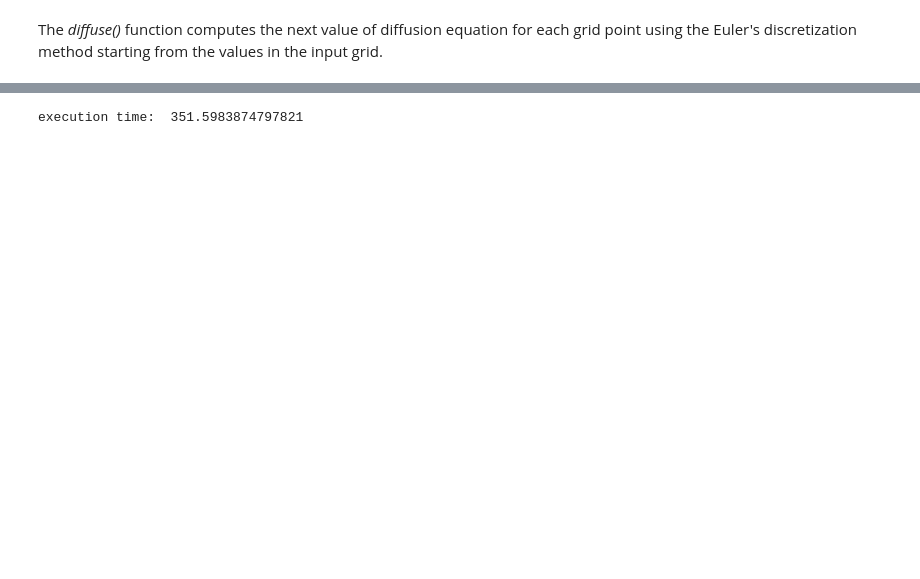
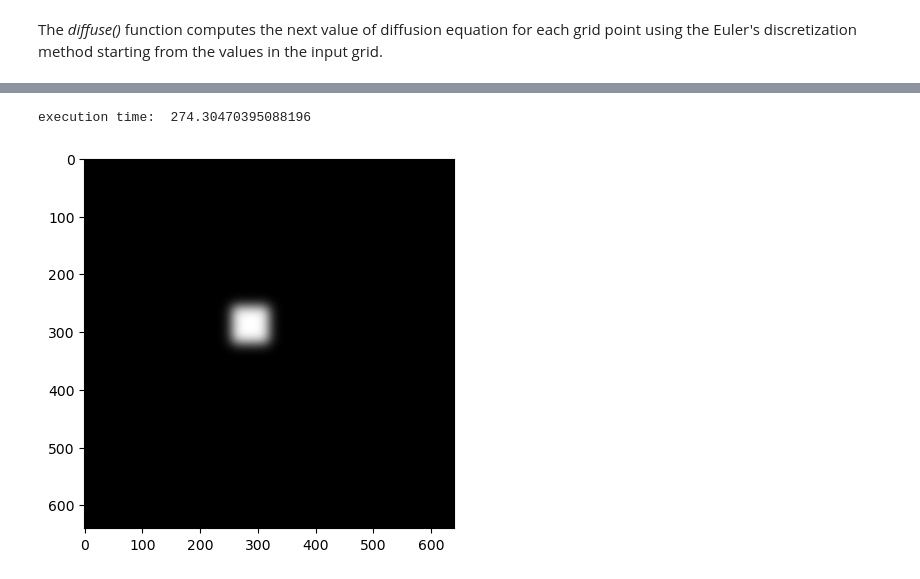
Before and after one commit to luigiselmi/python_hpc, a Jupyter notebook: ch6/hpc_ch6.ipynb, the cells around one changed output, grey strips where cells are left out. Saved outputs shown, nothing was run; the diff lists cells and outputs as text; code cells hidden in the pictures; blank space fills up the shorter version.

```diff
--- a/ch6/hpc_ch6.ipynb
+++ b/ch6/hpc_ch6.ipynb
@@ -52,7 +77,10 @@ The *evolve_grid* function computes the diffuse equation for a number of iterati
 # %%
-def evolve_grid(start_grid, grid, num_iterations):
+def evolve_grid(grid, next_grid, grid_shape, num_iterations):
     # grid evolution
-    start = time.time()
+    start_time = time.time()
     for i in range(num_iterations):
-        grid = diffuse(start_grid, grid, 0.1)
-    return time.time() - start
+        diffuse(grid, next_grid, grid_shape, 0.1)
+        grid, next_grid = next_grid, grid # swap the grids so the next computation is done on the output
+    end_time = time.time()
+    exec_time = end_time - start_time
+    return grid, exec_time
@@ -59,10 +90,13 @@ def evolve_grid(start_grid, grid, num_iterations):
 # %%
 if __name__ == "__main__":
     number_of_steps = 500
     grid_shape = (640, 640)
-    start_grid = init_grid(grid_shape)
     grid = init_grid(grid_shape)
-    t = evolve_grid(start_grid, grid, number_of_steps)
+    next_grid = init_grid(grid_shape)
+    d_grid, t = evolve_grid(grid, next_grid, grid_shape, number_of_steps)
     print('execution time: ', t)
+    d_grid_array = np.array(d_grid)
+    plt.imshow(d_grid_array, cmap='gray')
 # %% [output]
-execution time:  351.5983874797821
+execution time:  274.30470395088196
+[figure, added]
```
Also changed, not shown: parts of 15 cells of this notebook, 1 other file.
